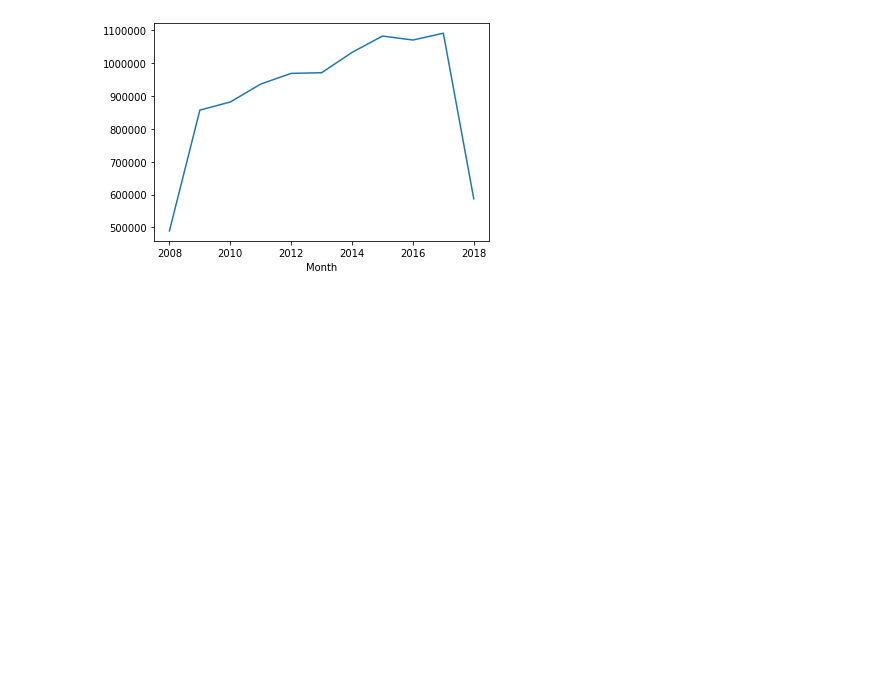
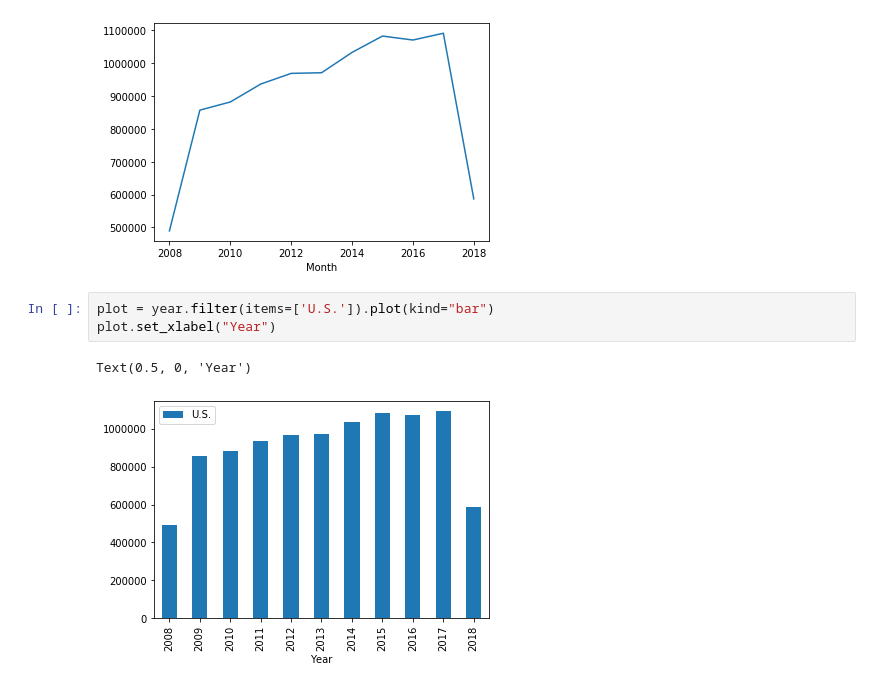
Before and after one commit to OlivierPaulo/DS4E, a Jupyter notebook: le-wagon-exercises/us-oil-and-gas-production/jupyter_init.ipynb, the cells around one changed output. Saved outputs shown, nothing was run; the diff lists cells and outputs as text; blank space fills up the shorter version.

```diff
--- a/le-wagon-exercises/us-oil-and-gas-production/jupyter_init.ipynb
+++ b/le-wagon-exercises/us-oil-and-gas-production/jupyter_init.ipynb
@@ -187,3 +187,9 @@ year["U.S."].plot()
 # %% [output]
 <matplotlib.axes._subplots.AxesSubplot at 0x...>
 [figure]
+# %%
+plot = year.filter(items=['U.S.']).plot(kind="bar")
+plot.set_xlabel("Year")
+# %% [output]
+Text(0.5, 0, 'Year')
+[figure, added]
```
Also changed, not shown: parts of 30 cells of this notebook, 1 other file.
